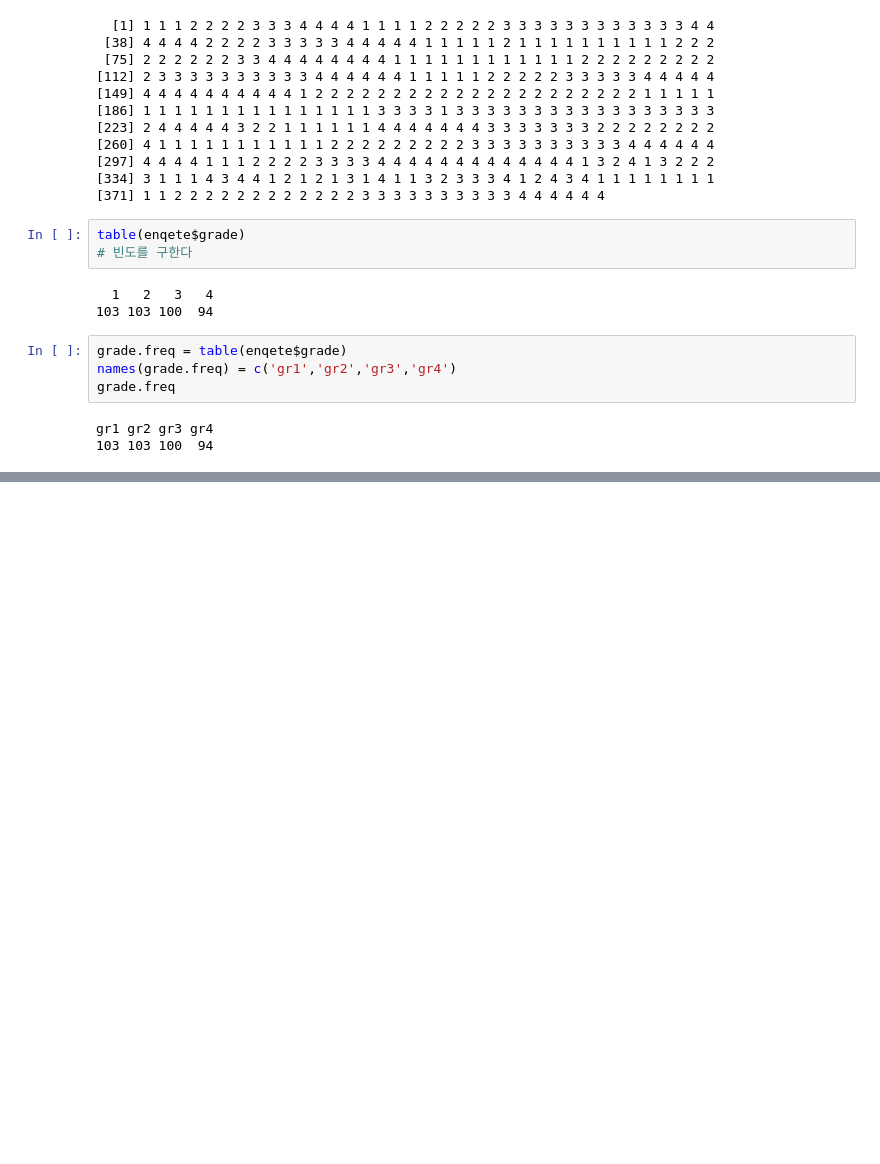
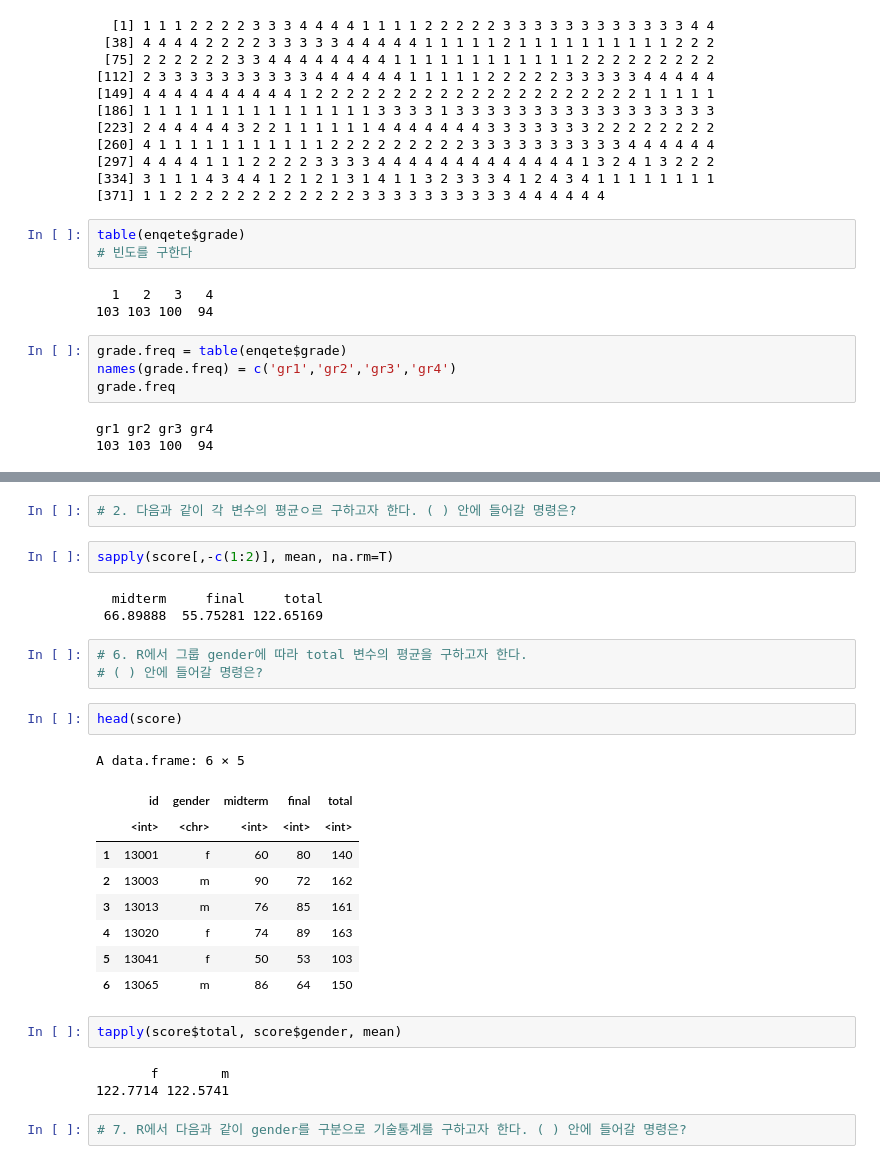
Before and after one commit to kukaro/KNOU-PYTHON-AND-R, a Jupyter notebook: repeat/b8-R.ipynb, the cells around one changed output, grey strips where cells are left out. Cells and saved outputs as stored; diff of their text form; blank space fills up the shorter version.

```diff
--- a/repeat/b8-R.ipynb
+++ b/repeat/b8-R.ipynb
@@ -472,0 +502,29 @@ X-squared = 12.403, df = 3, p-value = 0.006123
+# %%
+# 2. 다음과 같이 각 변수의 평균ㅇ르 구하고자 한다. ( ) 안에 들어갈 명령은?
+# %%
+sapply(score[,-c(1:2)], mean, na.rm=T)
+# %% [output]
+  midterm     final     total
+ 66.89888  55.75281 122.65169
+# %%
+# 6. R에서 그룹 gender에 따라 total 변수의 평균을 구하고자 한다.
+# ( ) 안에 들어갈 명령은?
+# %%
+head(score)
+# %% [output]
+A data.frame: 6 × 5
+|  | id | gender | midterm | final | total |
+|  | <int> | <chr> | <int> | <int> | <int> |
+| 1 | 13001 | f | 60 | 80 | 140 |
+| 2 | 13003 | m | 90 | 72 | 162 |
+| 3 | 13013 | m | 76 | 85 | 161 |
+| 4 | 13020 | f | 74 | 89 | 163 |
+| 5 | 13041 | f | 50 | 53 | 103 |
+| 6 | 13065 | m | 86 | 64 | 150 |
+# %%
+tapply(score$total, score$gender, mean)
+# %% [output]
+       f        m
+122.7714 122.5741
+# %%
+# 7. R에서 다음과 같이 gender를 구분으로 기술통계를 구하고자 한다. ( ) 안에 들어갈 명령은?
```
Also changed, not shown: parts of 32 cells of this notebook, 1 other file.
